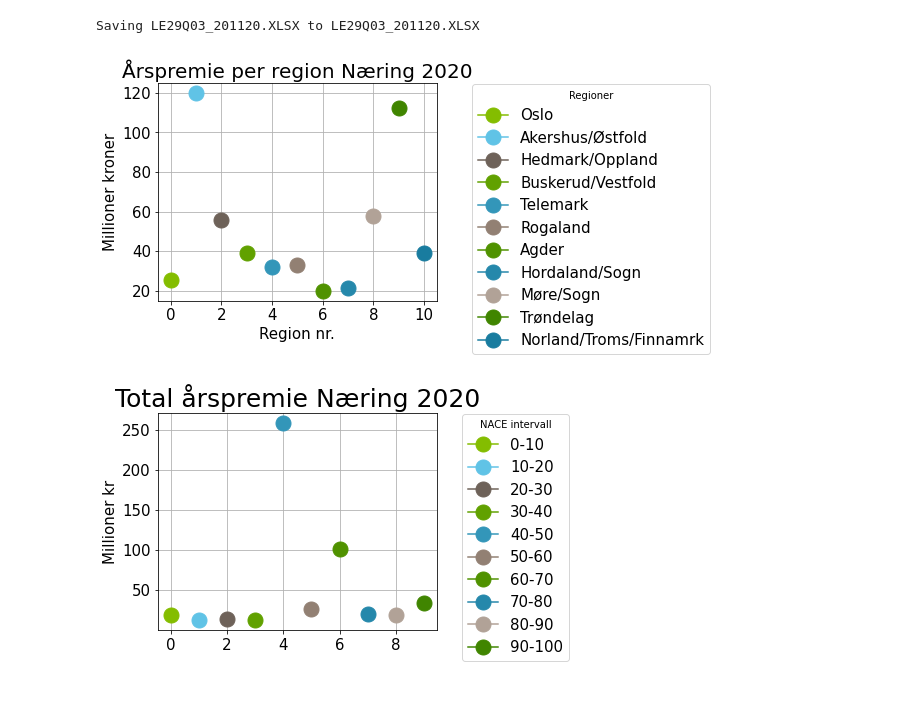
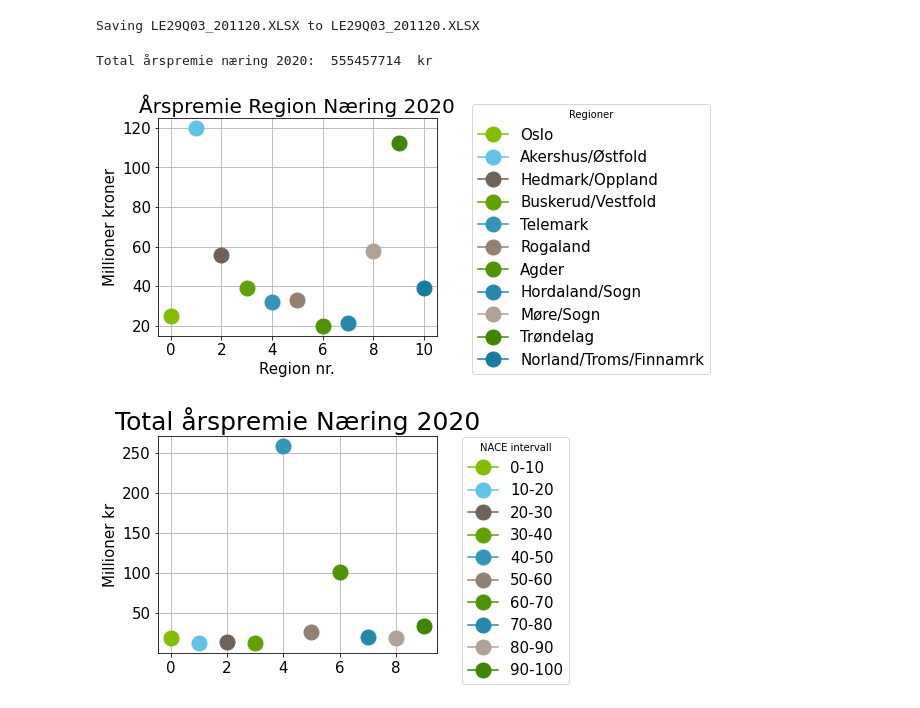
Before and after one commit to eirikngard/Eika, a Jupyter notebook: Næring.ipynb, the cells around one changed output. Cells and saved outputs as stored; diff of their text form; code cells hidden in the pictures.

```diff
--- a/Næring.ipynb
+++ b/Næring.ipynb
@@ -50,0 +20,8 @@ res = pd.concat([df1,df2,df3,df4,df5,df6,df7,
+# %%
+n = ['N05','N06','N07','N10','N15','N16','N17','N18','N20','N22','N25','N31','N33','N35','N40','N53','N55','N56','N57','N70','N80','N85','N95','N97','N98']
+
+nlist = []
+for i, nn in enumerate(n):
+  dat = data.loc[data['Kode']==nn]
+  nlist.append(dat)
+res = pd.concat(nlist).drop_duplicates().reset_index(drop=True)
@@ -51,37 +30,42 @@ res = pd.concat([df1,df2,df3,df4,df5,df6,df7,
+# %%
+print('Total årspremie næring 2020: ', res['Årspremie'].sum(),' kr')
+# %% [output]
+Total årspremie næring 2020:  555457714  kr
 # %%
 
 '''
 Fylker
 '''
+#postnr oversikt hentet fra https://no.wikipedia.org/wiki/Norges_postnumre
 
 a=res.loc[(res['Postnr'] >= '0000')&(res['Postnr'] <= '1299')]#Oslo
 b=res.loc[(res['Postnr'] >= '1300')&(res['Postnr'] <= '2149')]
 c=res.loc[(res['Postnr'] >= '2150')&(res['Postnr'] <= '2999')]
 d=res.loc[(res['Postnr'] >= '3000')&(res['Postnr'] <= '3649')]
 e=res.loc[(res['Postnr'] >= '3650')&(res['Postnr'] <= '3999')]
 f=res.loc[(res['Postnr'] >= '4000')&(res['Postnr'] <= '4449')]
 g=res.loc[(res['Postnr'] >= '4450')&(res['Postnr'] <= '4999')]
 h=res.loc[(res['Postnr'] >= '5000')&(res['Postnr'] <= '5999')]
 i=res.loc[(res['Postnr'] >= '6000')&(res['Postnr'] <= '6999')]
 j=res.loc[(res['Postnr'] >= '7000')&(res['Postnr'] <= '7949')]
 k=res.loc[(res['Postnr'] >= '7950')&(res['Postnr'] <= '9999')]
 
 #daa = [aa,bb,cc,dd,ee,ff,gg,hh,ii,jj]
 da = [a,b,c,d,e,f,g,h,i,j,k];
 tit = ['Oslo','Akershus/Østfold','Hedmark/Oppland','Buskerud/Vestfold','Telemark','Rogaland',
        'Agder','Hordaland/Sogn','Møre/Sogn','Trøndelag','Norland/Troms/Finnamrk']
 fig,ax = plt.subplots(figsize=(5,4))
 for count,vari in enumerate(da):
   ax.plot(count,vari['Årspremie'].sum()/(10**6),marker='o',color=colo[count],markersize=15,label=tit[count])
-  ax.legend(bbox_to_anchor=(1.10, 1.03),prop={'size': 15},title='Regioner')
+  ax.legend(bbox_to_anchor=(1.10, 1.10),prop={'size': 15},title='Regioner')
   ax.set_ylabel('Millioner kroner',fontsize=15); ax.set_xlabel('Region nr.',fontsize=15)
   ax.tick_params(axis = 'both', which = 'major', labelsize = 15)
   #ax.set_ylim(0,30); ax.set_xlim(-0.5,10)
   ax.set_title('L21 2020')
-ax.set_title('Årspremie per region Næring 2020',size=20)
+ax.set_title('Årspremie Region Næring 2020',size=20)
 ax.grid()
 # %% [output]
-[figure, old version]
+[figure, new version]
 # %%
 
 #kategoriene delt inn in 10 og 10 hele tall, NÅ ALLE L
```
Also changed, not shown: parts of 9 cells of this notebook.
